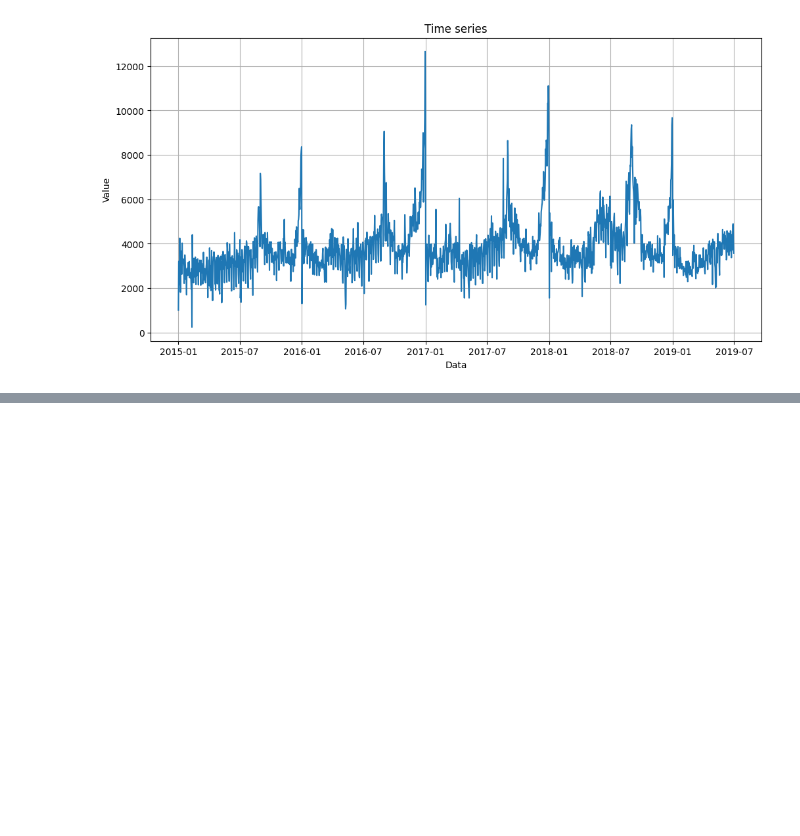
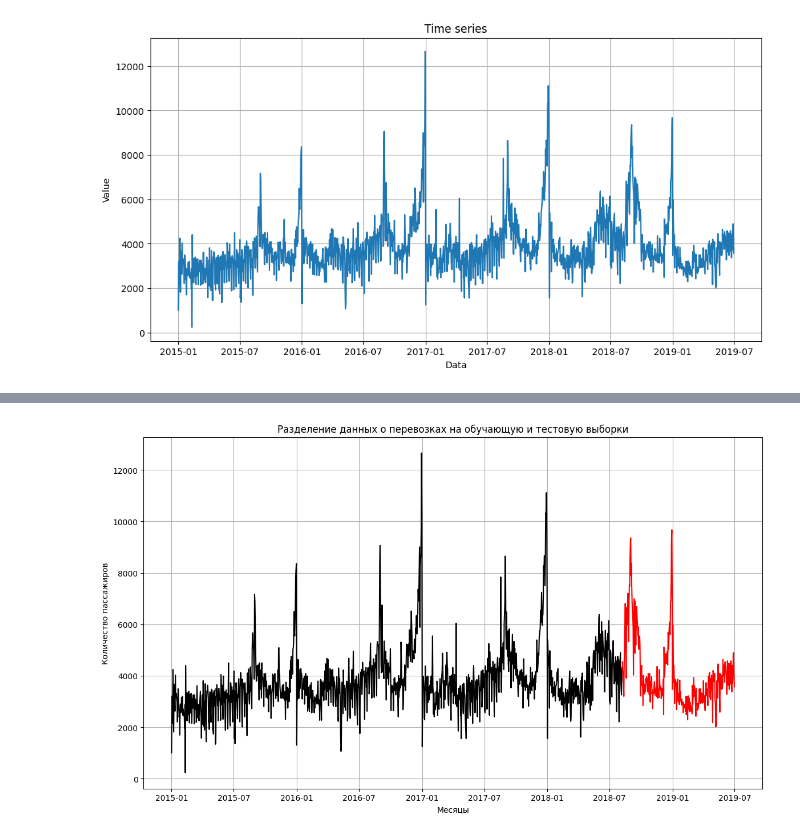
Before and after one commit to kek7777/Business_analysis, a Jupyter notebook: task_1.ipynb, the cells around one changed output, grey strips where cells are left out. Saved outputs shown, nothing was run; the diff lists cells and outputs as text; code cells hidden in the pictures; blank space fills up the shorter version.

```diff
--- a/task_1.ipynb
+++ b/task_1.ipynb
@@ -56,0 +192,25 @@ p-value: 2.1154012725975373e-06
+# %%
+# разобьём данные на обучающую и тестовую выборки
+
+# обучающая выборка будет включать данные до декабря 1959 года включительно
+train = data[:'2018-08-07']
+
+# тестовая выборка начнется с января 1960 года (по сути, один год)
+test = data['2018-08-08':]
+# %%
+# выведем эти данные на графике
+plt.figure(figsize=(14, 8))
+plt.plot(train, color = "black")
+plt.plot(test, color = "red")
+
+# заголовок и подписи к осям
+plt.title('Разделение данных о перевозках на обучающую и тестовую выборки')
+plt.ylabel('Количество пассажиров')
+plt.xlabel('Месяцы')
+
+# добавим сетку
+plt.grid()
+
+plt.show()
+# %% [output]
+[figure, added]
```
Also changed, not shown: parts of 18 cells of this notebook, 1 other file.
